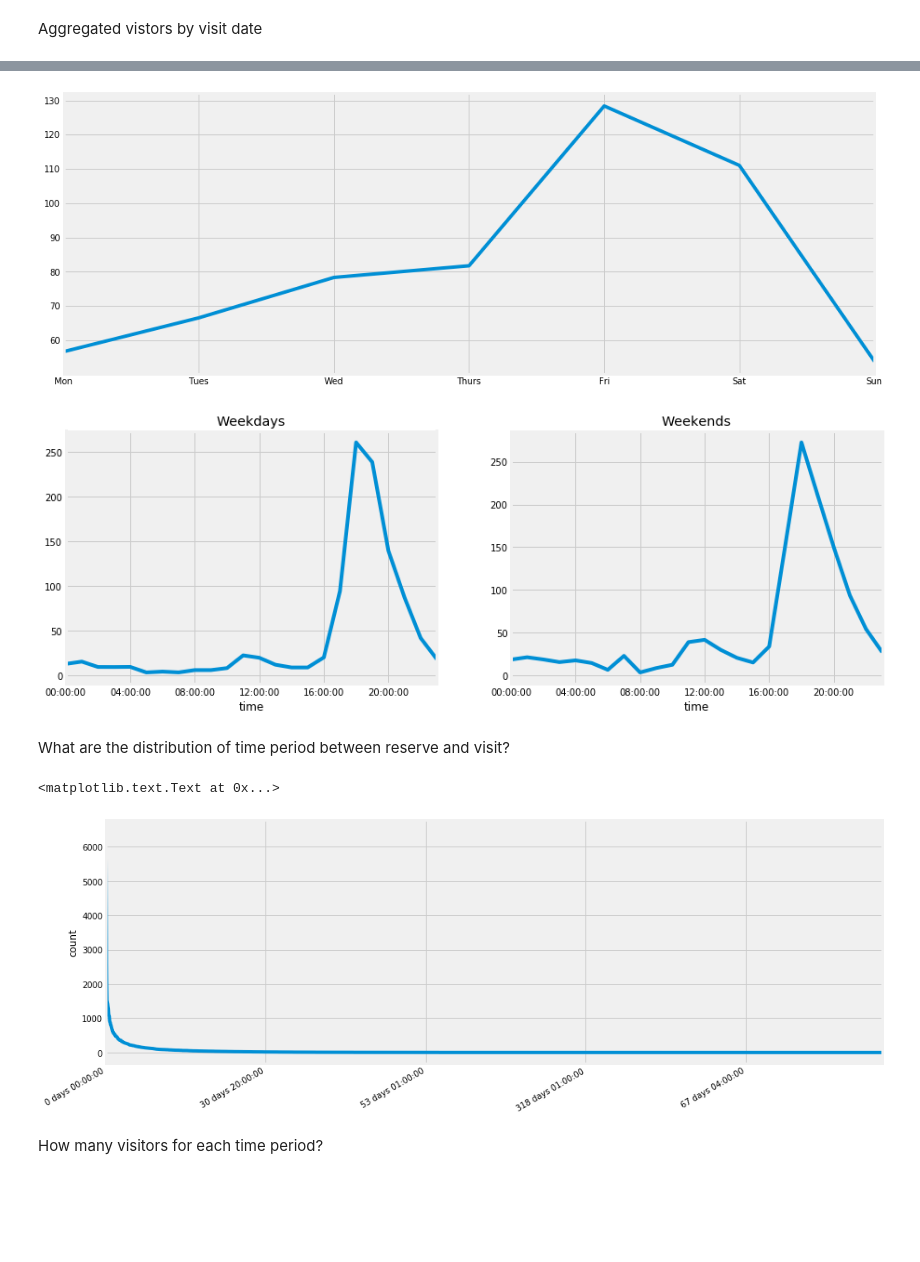
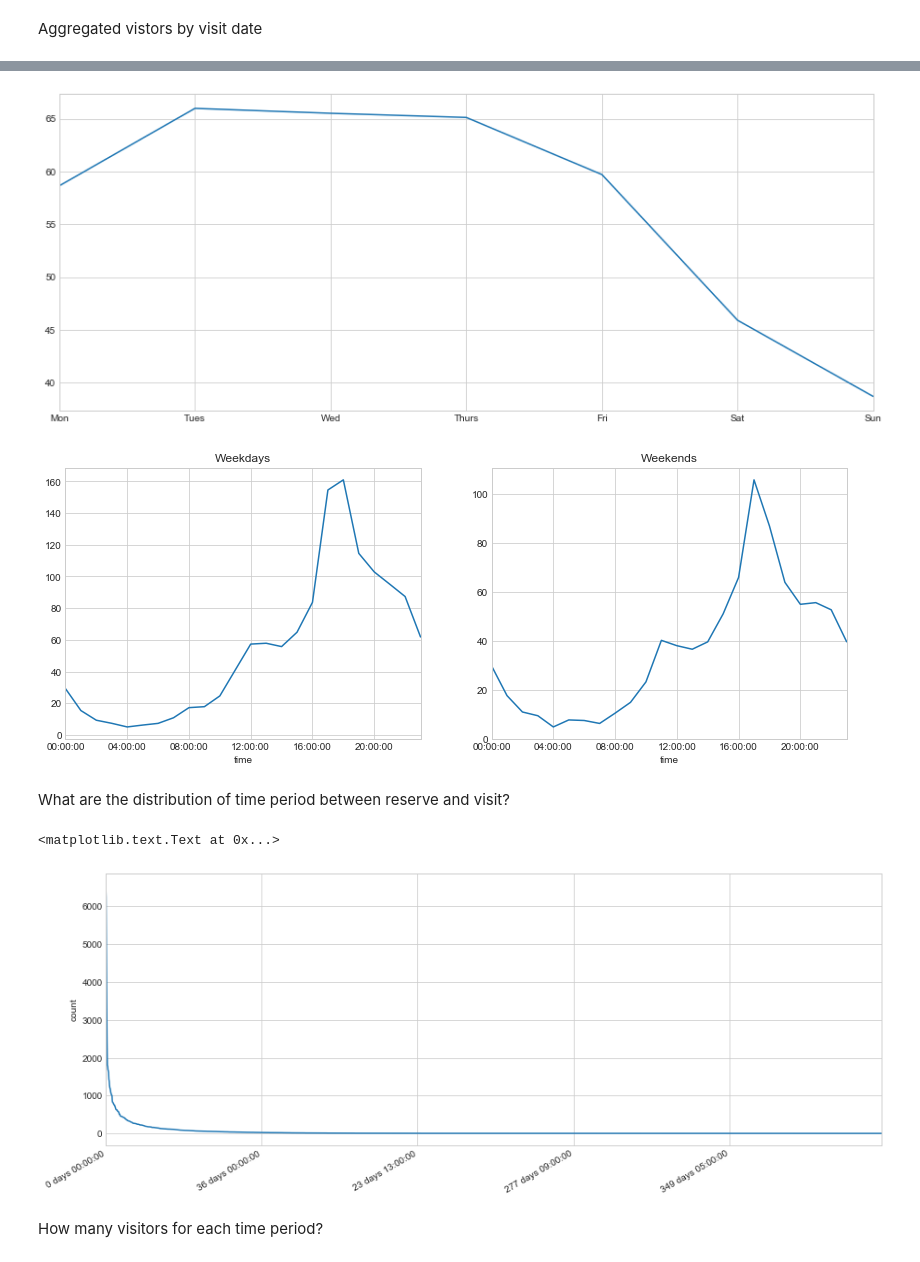
Before and after one commit to yiqingyang75/Kaggle-Restaurant-Visitor-Forecasting, a Jupyter notebook: py/Recruit Restaurant Visitor Forecasting.ipynb, the cells around one changed output, grey strips where cells are left out. Drawn from its saved outputs; the diff is of its cells as text; code cells hidden in the pictures; blank space fills up the shorter version.

```diff
--- a/py/Recruit Restaurant Visitor Forecasting.ipynb
+++ b/py/Recruit Restaurant Visitor Forecasting.ipynb
@@ -7,7 +7,7 @@ import matplotlib.pyplot as plt
 import seaborn as sns
 import math, warnings
 from mpl_toolkits.basemap import Basemap
-plt.style.use('fivethirtyeight')
+plt.style.use('seaborn-whitegrid')
 %matplotlib inline
 from matplotlib.pylab import rcParams
 rcParams['figure.figsize'] = 15, 6
@@ -129,0 +101,8 @@ by_time.plot(xticks=hourly_ticks);
+# %%
+# convert hpg_store_id to air_store_id
+hpg_reserve = hpg_reserve.merge(store_id_relation, on = 'hpg_store_id', how = 'left')
+air = hpg_reserve['air_store_id']
+hpg_reserve['hpg_store_id'] = air
+hpg_reserve = hpg_reserve[hpg_reserve['hpg_store_id'].notnull()]
+hpg_reserve = hpg_reserve.drop('air_store_id', axis = 1)
+hpg_reserve.head()
@@ -129,0 +116,17 @@ by_time.plot(xticks=hourly_ticks);
+# %%
+# add new feature, combine two dataset
+def delta_reservation(df):
+    df['delta_reservation'] = df['visit_datetime'] - df['reserve_datetime']
+    df['delta_2days'] = df['delta_reservation'].apply(lambda x: int(x.days < 2))
+    df['delta_7days'] = df['delta_reservation'].apply(lambda x: int(2 <= x.days < 7))
+    df['delta_long'] = df['delta_reservation'].apply(lambda x: int(x.days >= 7))
+    return df
+
+air_reserve = delta_reservation(air_reserve)
+hpg_reserve = delta_reservation(hpg_reserve)
+
+air_reserve.rename(columns = {'air_store_id':'store_id'}, inplace = True)
+hpg_reserve.rename(columns = {'hpg_store_id':'store_id'}, inplace = True)
+total_reserve = pd.concat([air_reserve, hpg_reserve])
+total_reserve['date'] = total_reserve['visit_datetime'].apply(lambda x:x.date())
+total_reserve.head()
@@ -129,0 +164,15 @@ by_time.plot(xticks=hourly_ticks);
+# %%
+df1 = total_reserve.groupby('reserve_datetime')['reserve_visitors'].sum()
+reserve_time = df1.groupby(df1.index.time).mean().reset_index()
+
+df2 = total_reserve.groupby('visit_datetime')['reserve_visitors'].sum()
+visit_time = df2.groupby(df2.index.time).mean().reset_index()
+
+hourly_ticks = 4 * 60 * 60 * np.arange(6)
+plt.plot(reserve_time['index'], reserve_time['reserve_visitors'],color = 'red', label = 'reservation')
+plt.plot(visit_time['index'], visit_time['reserve_visitors'], color = 'blue', label = 'visit')
+plt.xticks(hourly_ticks)
+plt.legend(loc = 'upper left')
+plt.ylabel('reserve visitors', fontsize = 16)
+plt.xlabel('time', fontsize = 16)
+plt.xlim(0,4 * 60 * 60 * 6)
@@ -130,12 +182,12 @@ by_time.plot(xticks=hourly_ticks);
 # %%
-by_weekday = data.groupby(data.index.dayofweek).mean()
+vy_weekday = df1.groupby(df1.index.dayofweek).mean()
 by_weekday.index = ['Mon', 'Tues', 'Wed', 'Thurs', 'Fri', 'Sat', 'Sun']
 by_weekday.plot();
 # %% [output]
-[figure, old version]
+[figure, new version]
 # %%
-weekend = np.where(data.index.weekday < 5, 'Weekday', 'Weekend')
-by_time = data.groupby([weekend, data.index.time]).mean()
+weekend = np.where(df1.index.weekday < 5, 'Weekday', 'Weekend')
+by_time = df1.groupby([weekend, df1.index.time]).mean()
 
 fig, ax = plt.subplots(1, 2, figsize=(14, 5))
 by_time.ix['Weekday'].plot(ax=ax[0], title='Weekdays',
@@ -143,16 +195,15 @@ by_time.ix['Weekday'].plot(ax=ax[0], title='Weekdays',
 by_time.ix['Weekend'].plot(ax=ax[1], title='Weekends',
                            xticks=hourly_ticks);
 # %% [output]
-[figure, old version]
+[figure, new version]
 # %% [markdown]
 What are the distribution of time period between reserve and visit?
 # %%
-air_store['delta_reservation'] = air_store['visit_datetime'] - air_store['reserve_datetime']
-air_store['delta_reservation'].value_counts().plot()
+total_reserve['delta_reservation'].value_counts().plot()
 plt.ylabel('count')
 # %% [output]
 <matplotlib.text.Text at 0x...>
-[figure, old version]
+[figure, new version]
 # %% [markdown]
 How many visitors for each time period?
 # %%
```
Also changed, not shown: parts of 22 cells of this notebook.
